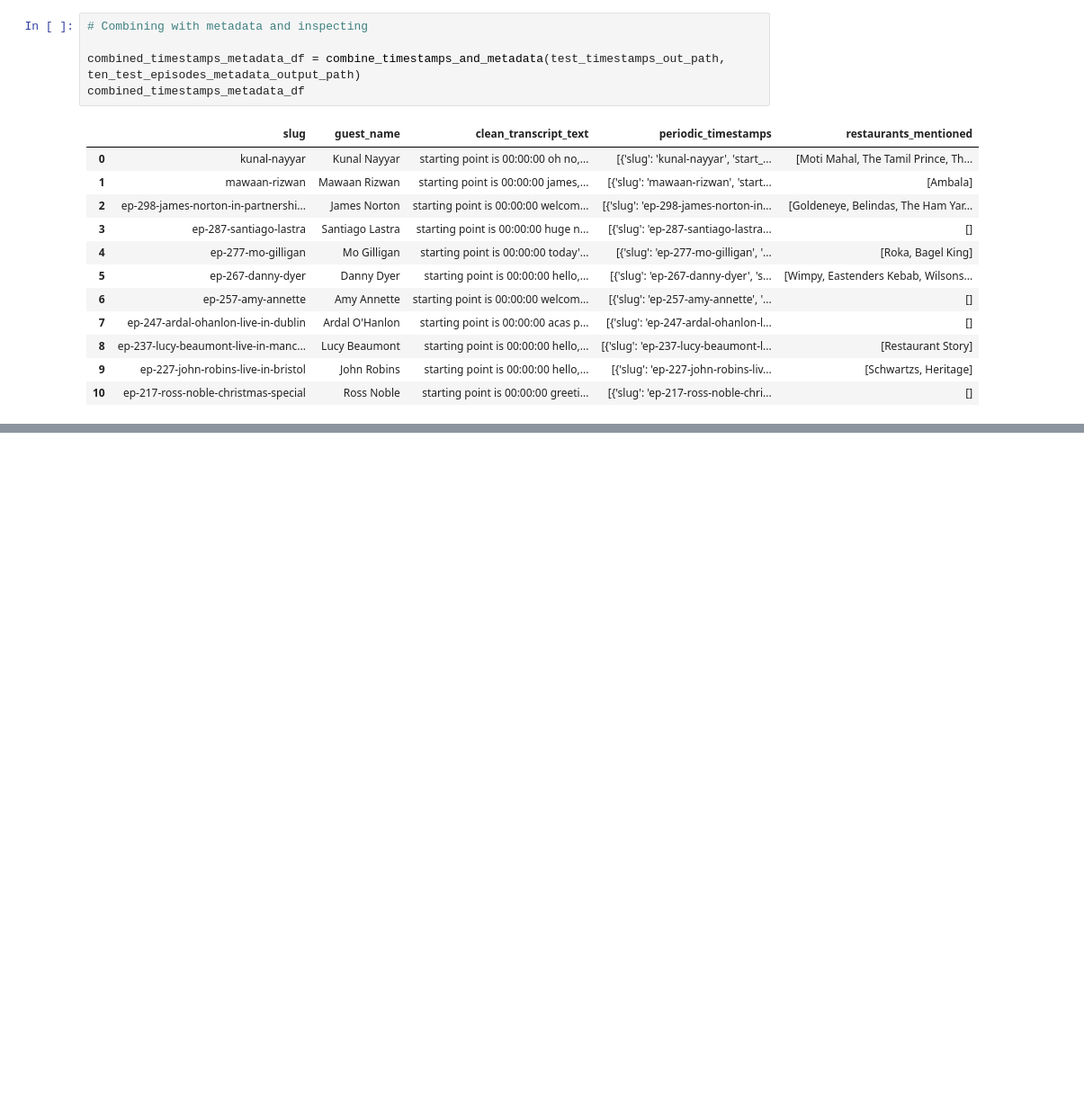
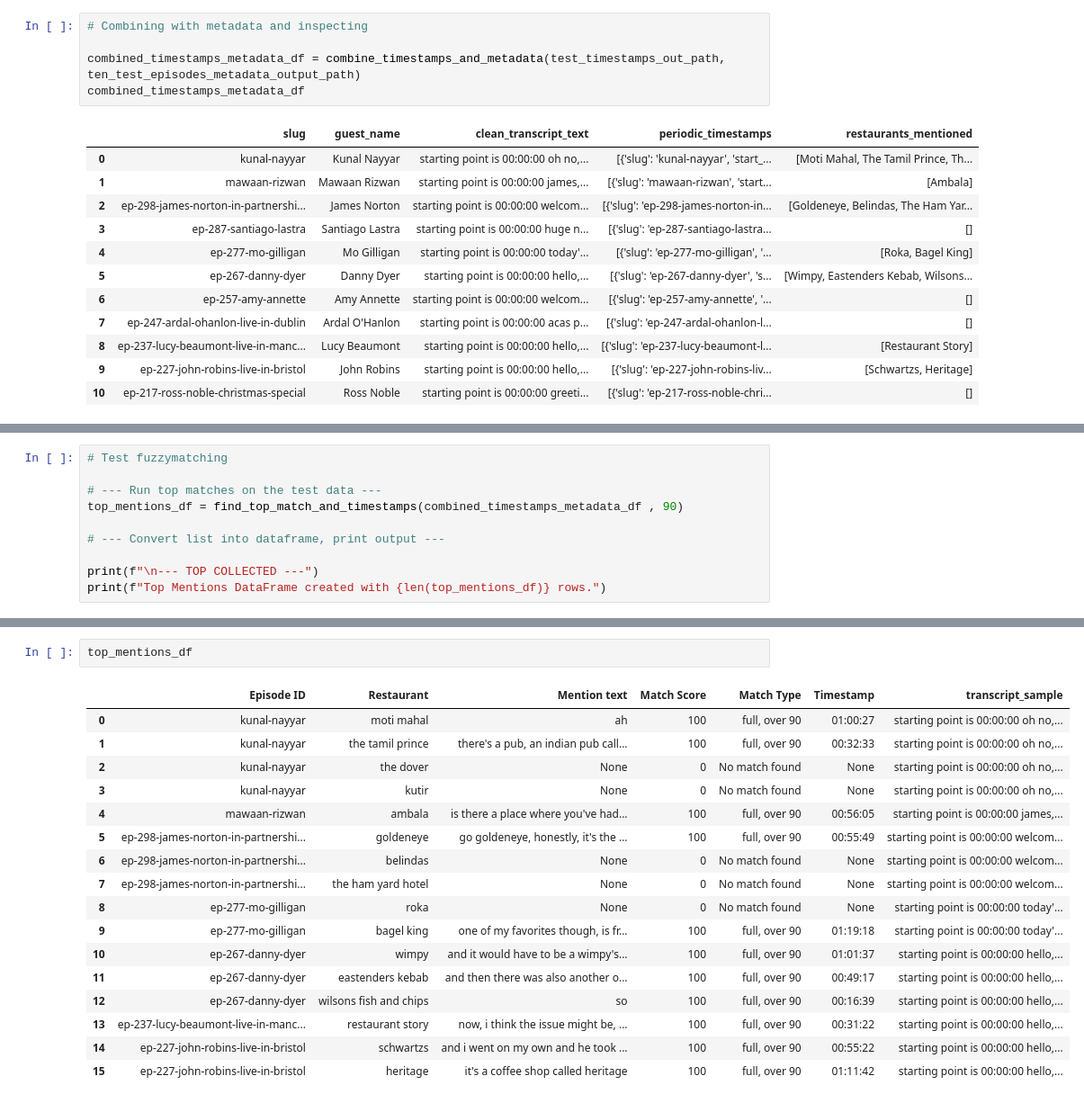
Before and after one commit to JAnders228/off-menu-restaurant-mention-locator, a Jupyter notebook: notebooks/V2_new_names_sandbox.ipynb, the cells around one changed output, grey strips where cells are left out. Shown: that part at 90% size. Cells and saved outputs as stored; diff of their text form; blank space fills up the shorter version.

```diff
--- a/notebooks/V2_new_names_sandbox.ipynb
+++ b/notebooks/V2_new_names_sandbox.ipynb
@@ -1737,0 +2231,10 @@ combined_timestamps_metadata_df
+# %%
+# Test fuzzymatching
+
+# --- Run top matches on the test data ---
+top_mentions_df = find_top_match_and_timestamps(combined_timestamps_metadata_df , 90)
+
+# --- Convert list into dataframe, print output ---
+
+print(f"\n--- TOP COLLECTED ---")
+print(f"Top Mentions DataFrame created with {len(top_mentions_df)} rows.")
@@ -1737,0 +2249,20 @@ combined_timestamps_metadata_df
+# %%
+top_mentions_df
+# %% [output]
+|  | Episode ID | Restaurant | Mention text | Match Score | Match Type | Timestamp | transcript_sample |
+| 0 | kunal-nayyar | moti mahal | ah | 100 | full, over 90 | 01:00:27 | starting point is 00:00:00 oh no,... |
+| 1 | kunal-nayyar | the tamil prince | there's a pub, an indian pub call... | 100 | full, over 90 | 00:32:33 | starting point is 00:00:00 oh no,... |
+| 2 | kunal-nayyar | the dover | None | 0 | No match found | None | starting point is 00:00:00 oh no,... |
+| 3 | kunal-nayyar | kutir | None | 0 | No match found | None | starting point is 00:00:00 oh no,... |
+| 4 | mawaan-rizwan | ambala | is there a place where you've had... | 100 | full, over 90 | 00:56:05 | starting point is 00:00:00 james,... |
+| 5 | ep-298-james-norton-in-partnershi... | goldeneye | go goldeneye, honestly, it's the ... | 100 | full, over 90 | 00:55:49 | starting point is 00:00:00 welcom... |
+| 6 | ep-298-james-norton-in-partnershi... | belindas | None | 0 | No match found | None | starting point is 00:00:00 welcom... |
+| 7 | ep-298-james-norton-in-partnershi... | the ham yard hotel | None | 0 | No match found | None | starting point is 00:00:00 welcom... |
+| 8 | ep-277-mo-gilligan | roka | None | 0 | No match found | None | starting point is 00:00:00 today'... |
+| 9 | ep-277-mo-gilligan | bagel king | one of my favorites though, is fr... | 100 | full, over 90 | 01:19:18 | starting point is 00:00:00 today'... |
+| 10 | ep-267-danny-dyer | wimpy | and it would have to be a wimpy's... | 100 | full, over 90 | 01:01:37 | starting point is 00:00:00 hello,... |
+| 11 | ep-267-danny-dyer | eastenders kebab | and then there was also another o... | 100 | full, over 90 | 00:49:17 | starting point is 00:00:00 hello,... |
+| 12 | ep-267-danny-dyer | wilsons fish and chips | so | 100 | full, over 90 | 00:16:39 | starting point is 00:00:00 hello,... |
+| 13 | ep-237-lucy-beaumont-live-in-manc... | restaurant story | now, i think the issue might be, ... | 100 | full, over 90 | 00:31:22 | starting point is 00:00:00 hello,... |
+| 14 | ep-227-john-robins-live-in-bristol | schwartzs | and i went on my own and he took ... | 100 | full, over 90 | 00:55:22 | starting point is 00:00:00 hello,... |
+| 15 | ep-227-john-robins-live-in-bristol | heritage | it's a coffee shop called heritage | 100 | full, over 90 | 01:11:42 | starting point is 00:00:00 hello,... |
```
Also changed, not shown: parts of 20 cells of this notebook, 2 other files.
